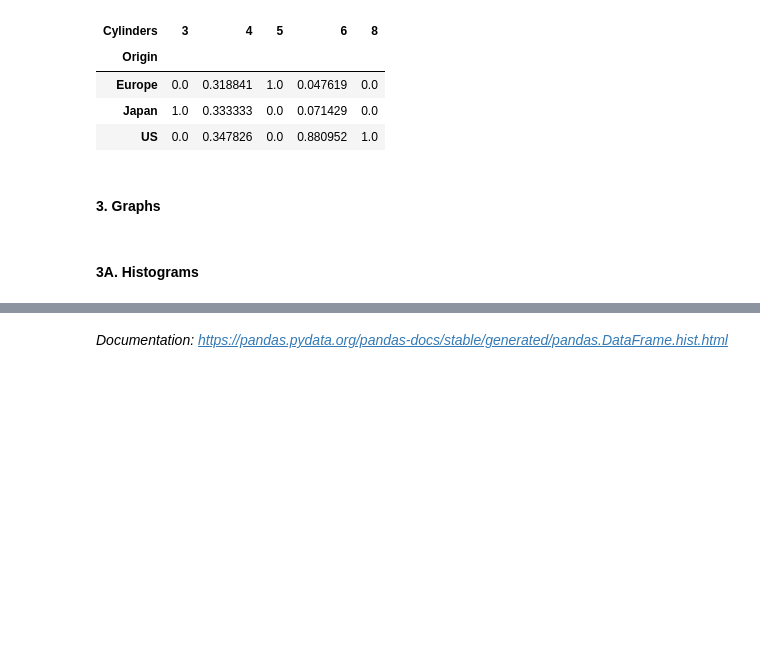
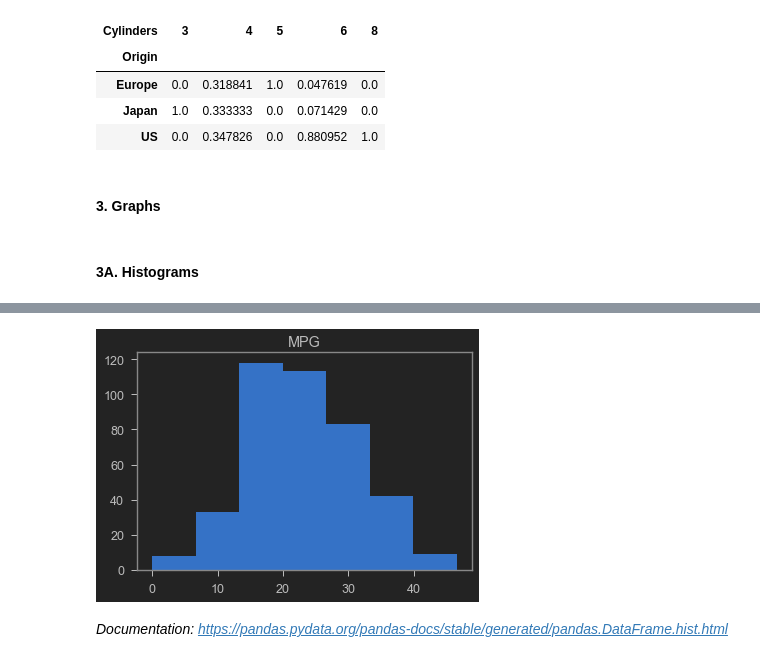
Before and after one commit to GouthamKumar-R/ML, a Jupyter notebook: D20 - IML/Class exercises/IML - S4 - Data Exploration & Data Manipulation .ipynb, the cells around one changed output, grey strips where cells are left out. Cells and saved outputs as stored; diff of their text form; code cells hidden in the pictures; blank space fills up the shorter version.

```diff
--- a/D20 - IML/Class exercises/IML - S4 - Data Exploration & Data Manipulation .ipynb
+++ b/D20 - IML/Class exercises/IML - S4 - Data Exploration & Data Manipulation .ipynb
@@ -275,2 +300,11 @@ import matplotlib.pyplot as plt
+# %%
+#Additional arguments:
+cars.hist(column= "MPG",
+         grid = False,
+         figsize= (6,4),  #lenth, height of the plt in inches
+         bins = 7)
+plt.show()
+# %% [output]
+[figure, added]
 # %% [markdown]
 *Documentation: https://pandas.pydata.org/pandas-docs/stable/generated/pandas.DataFrame.hist.html*
```
Also changed, not shown: parts of 22 cells of this notebook.
